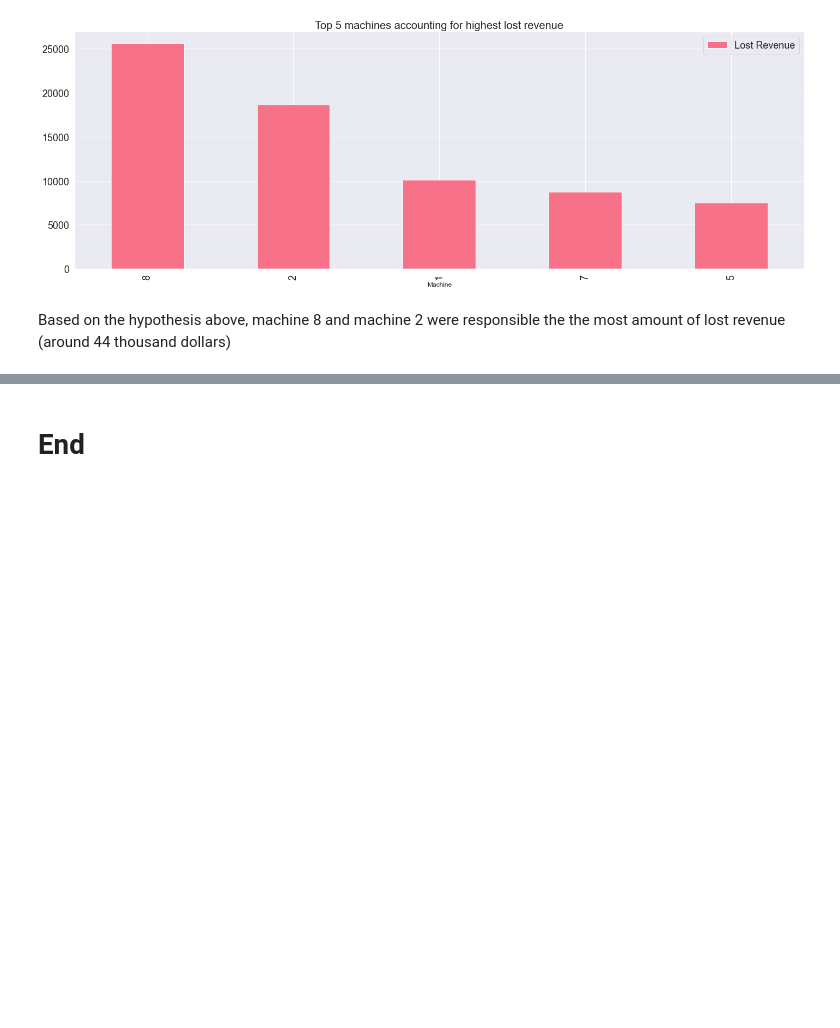
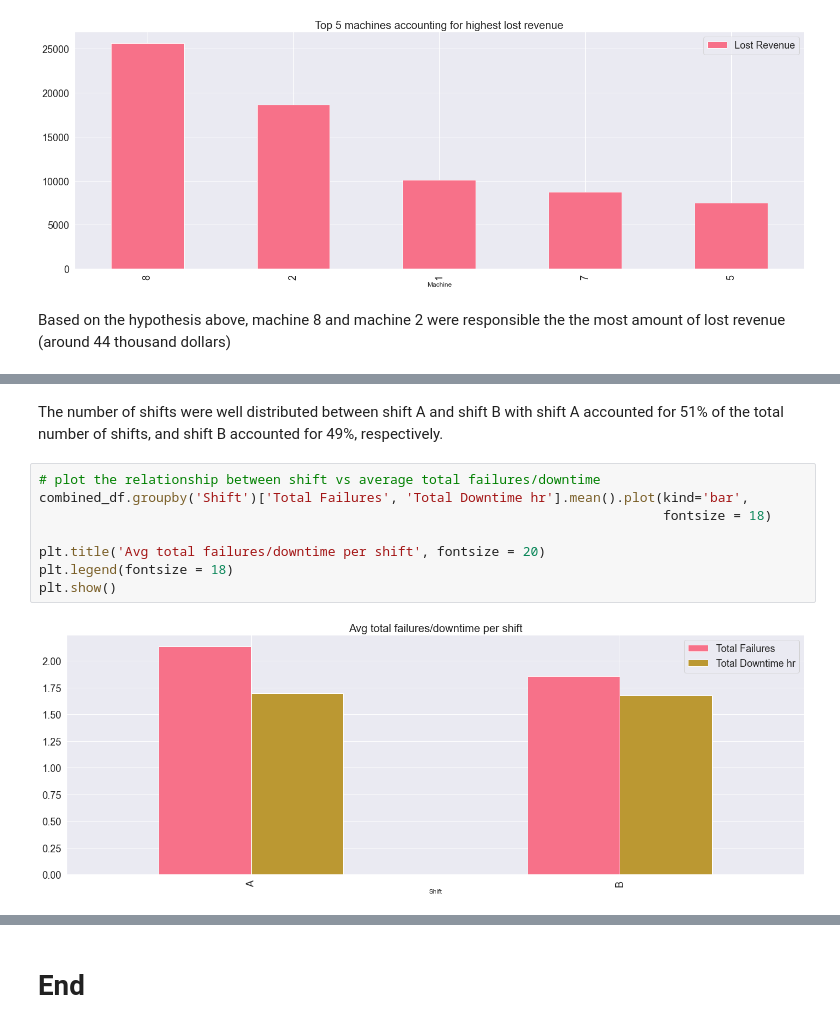
Before and after one commit to vidao-pki/analytics_onboarding, a Jupyter notebook: Exploration.ipynb, the cells around one changed output, grey strips where cells are left out. Saved outputs shown, nothing was run; the diff lists cells and outputs as text; blank space fills up the shorter version.

Commit message:
Shift vs failure/downtime

```diff
--- a/Exploration.ipynb
+++ b/Exploration.ipynb
@@ -430,0 +442,12 @@ Based on the hypothesis above, machine 8 and machine 2 were responsible the the
+# %% [markdown]
+The number of shifts were well distributed between shift A and shift B with shift A accounted for 51% of the total number of shifts, and shift B accounted for 49%, respectively.
+# %%
+# plot the relationship between shift vs average total failures/downtime
+combined_df.groupby('Shift')['Total Failures', 'Total Downtime hr'].mean().plot(kind='bar',
+                                                                                fontsize = 18)
+
+plt.title('Avg total failures/downtime per shift', fontsize = 20)
+plt.legend(fontsize = 18)
+plt.show()
+# %% [output]
+[figure, added]
```
Also changed, not shown: parts of 6 cells of this notebook.
